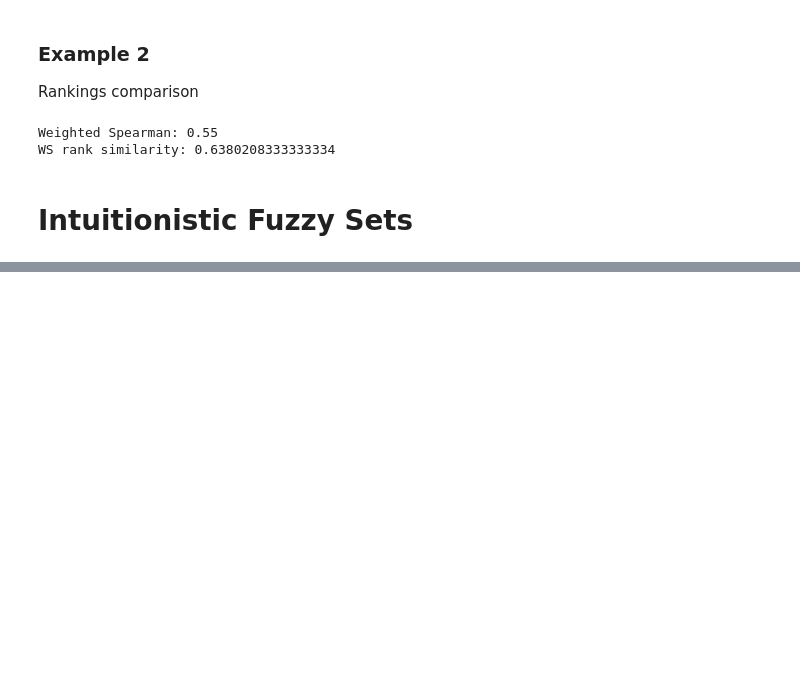
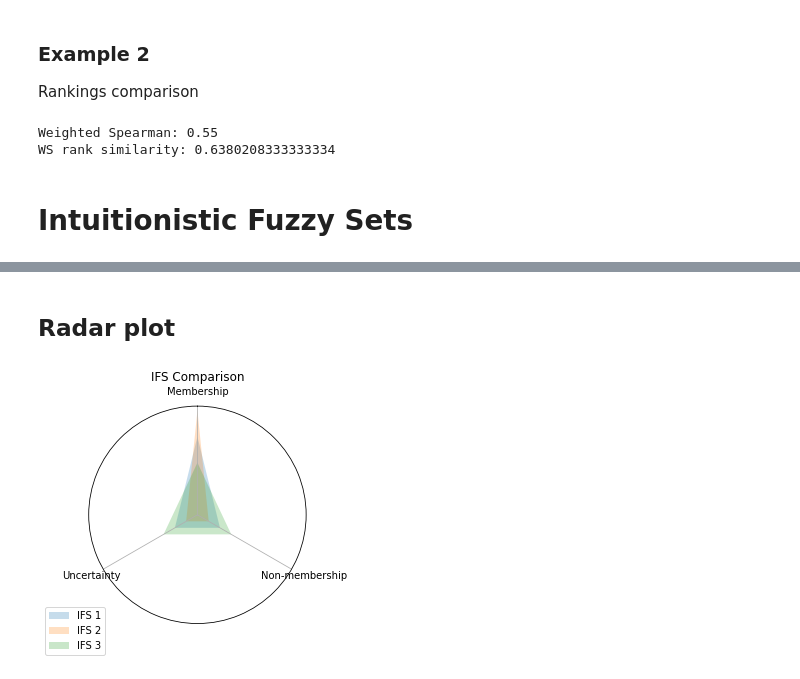
Before and after one commit to jwieckowski/pyifdm, a Jupyter notebook: examples/examples.ipynb, the cells around one changed output, grey strips where cells are left out. Cells and saved outputs as stored; diff of their text form; code cells hidden in the pictures; blank space fills up the shorter version.

```diff
--- a/examples/examples.ipynb
+++ b/examples/examples.ipynb
@@ -724,0 +861,9 @@ print("Aggregated Result with Equal Weights:", aggregated_result_equal_weights)
+# %% [markdown]
+## Radar plot
+# %%
+ifses_example = [[0.6, 0.2, 0.2], [0.8, 0.1, 0.1], [0.4, 0.3, 0.3]]
+labels_example = ['IFS 1', 'IFS 2', 'IFS 3']
+ifs_radar_plot(ifses_example, labels=labels_example, title='IFS Comparison')
+plt.show()
+# %% [output]
+[figure, added]
```
Also changed, not shown: parts of 36 cells of this notebook, 22 other files.
